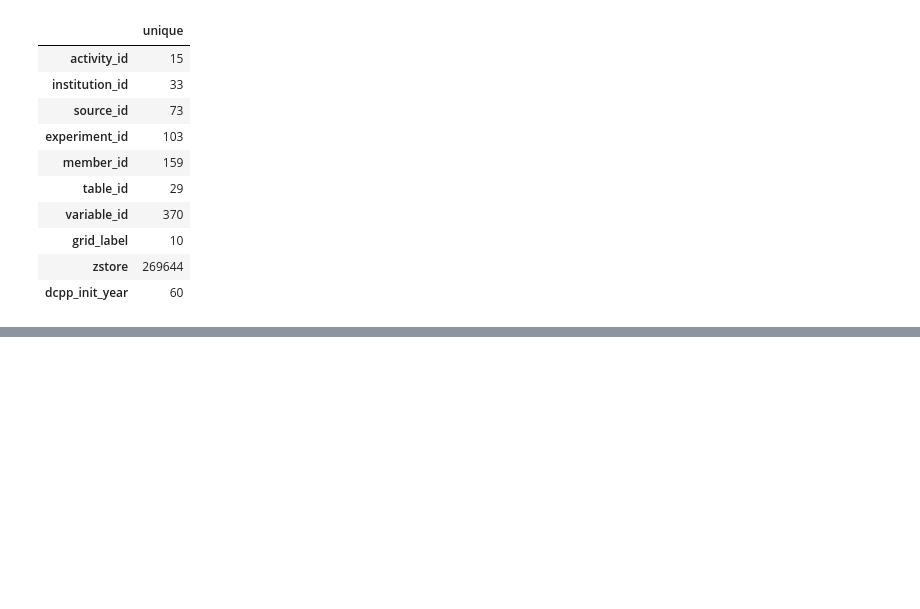
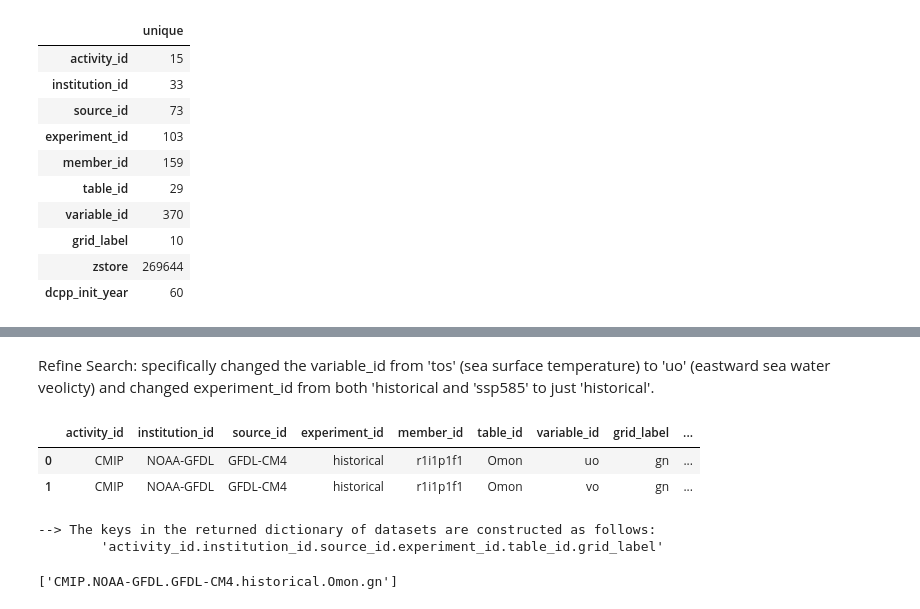
Before and after one commit to disandroa/Example-Notebooks, a Jupyter notebook: Initial Calculations/first_plot.ipynb, the cells around one changed output, grey strips where cells are left out. Cells and saved outputs as stored; diff of their text form; code cells hidden in the pictures; blank space fills up the shorter version.

```diff
--- a/Initial Calculations/first_plot.ipynb
+++ b/Initial Calculations/first_plot.ipynb
@@ -60,0 +38,18 @@ cat.df
+# %% [markdown]
+Refine Search: specifically changed the variable_id from 'tos' (sea surface temperature) to 'uo' (eastward sea water veolicty) and changed experiment_id from both 'historical and 'ssp585' to just 'historical'.
+# %%
+dog = col.search(source_id='GFDL-CM4', experiment_id='historical', table_id='Omon', variable_id=['uo','vo','wo'], grid_label='gn')
+#variable_id: uo=eastward_sea_water_velocity, vo=northward_sea_water_velocity, wo=upward_sea_water_velocity
+dog.df
+#called dog instead of cat just because I was using Raf's code in here to help me debug & wanted my code to be different from his
+# %% [output]
+|  | activity_id | institution_id | source_id | experiment_id | member_id | table_id | variable_id | grid_label | ... |
+| 0 | CMIP | NOAA-GFDL | GFDL-CM4 | historical | r1i1p1f1 | Omon | uo | gn | ... |
+| 1 | CMIP | NOAA-GFDL | GFDL-CM4 | historical | r1i1p1f1 | Omon | vo | gn | ... |
+# %%
+dset_dict = dog.to_dataset_dict(zarr_kwargs={'consolidated': True})
+list(dset_dict.keys())
+# %% [output]
+--> The keys in the returned dictionary of datasets are constructed as follows:
+        'activity_id.institution_id.source_id.experiment_id.table_id.grid_label'
+['CMIP.NOAA-GFDL.GFDL-CM4.historical.Omon.gn']
```
Also changed, not shown: parts of 4 cells of this notebook.
